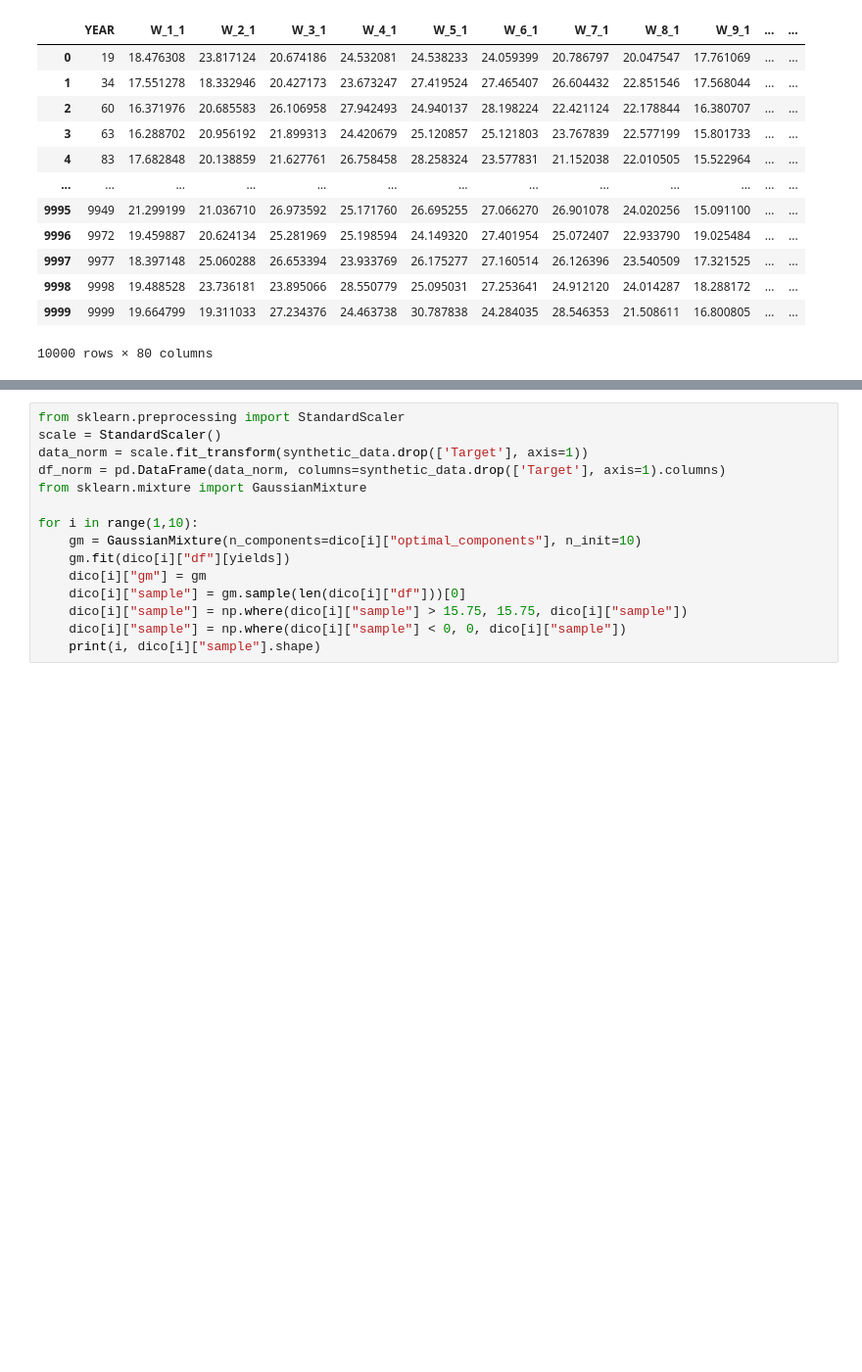
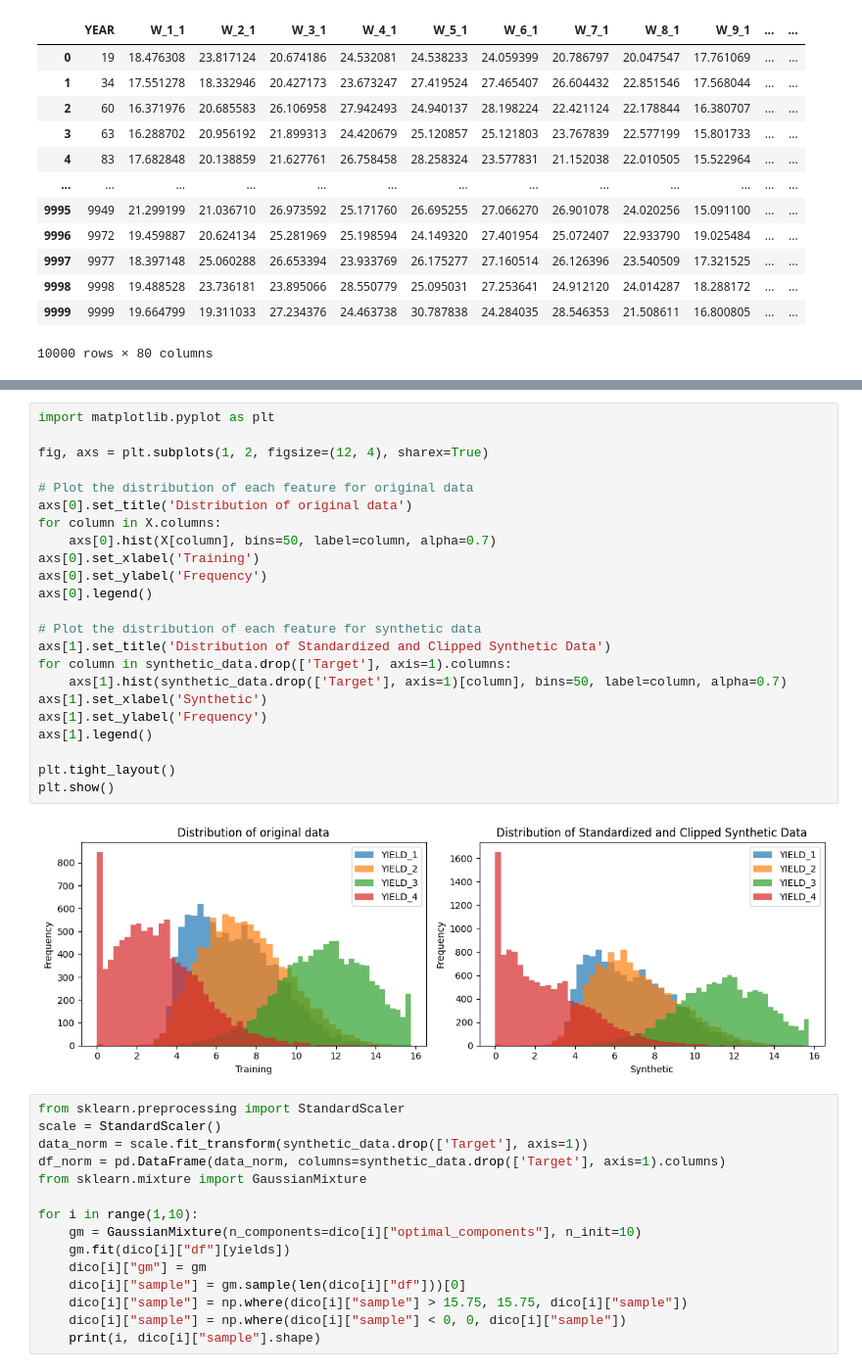
Before and after one commit to FrancoisLbrn/genhack3_crazy_farmers, a Jupyter notebook: ludo.ipynb, the cells around one changed output, grey strips where cells are left out. Shown at 98% size. Drawn from its saved outputs; the diff is of its cells as text; blank space fills up the shorter version.

```diff
--- a/ludo.ipynb
+++ b/ludo.ipynb
@@ -840,3 +305,28 @@ plt.show()
+# %%
+import matplotlib.pyplot as plt
+
+fig, axs = plt.subplots(1, 2, figsize=(12, 4), sharex=True)
+
+# Plot the distribution of each feature for original data
+axs[0].set_title('Distribution of original data')
+for column in X.columns:
+    axs[0].hist(X[column], bins=50, label=column, alpha=0.7)
+axs[0].set_xlabel('Training')
+axs[0].set_ylabel('Frequency')
+axs[0].legend()
+
+# Plot the distribution of each feature for synthetic data
+axs[1].set_title('Distribution of Standardized and Clipped Synthetic Data')
+for column in synthetic_data.drop(['Target'], axis=1).columns:
+    axs[1].hist(synthetic_data.drop(['Target'], axis=1)[column], bins=50, label=column, alpha=0.7)
+axs[1].set_xlabel('Synthetic')
+axs[1].set_ylabel('Frequency')
+axs[1].legend()
+
+plt.tight_layout()
+plt.show()
+# %% [output]
+[figure, added]
 # %%
 from sklearn.preprocessing import StandardScaler
 scale = StandardScaler()
```
Also changed, not shown: parts of 76 cells of this notebook, 1 other file.
